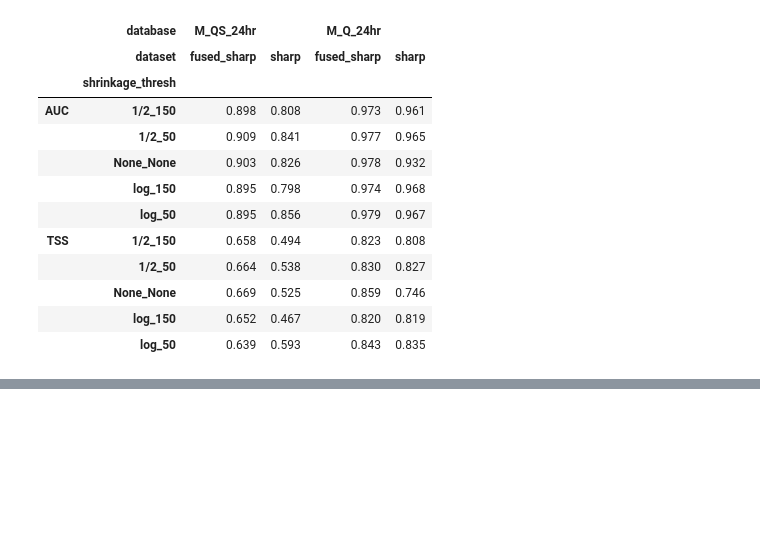
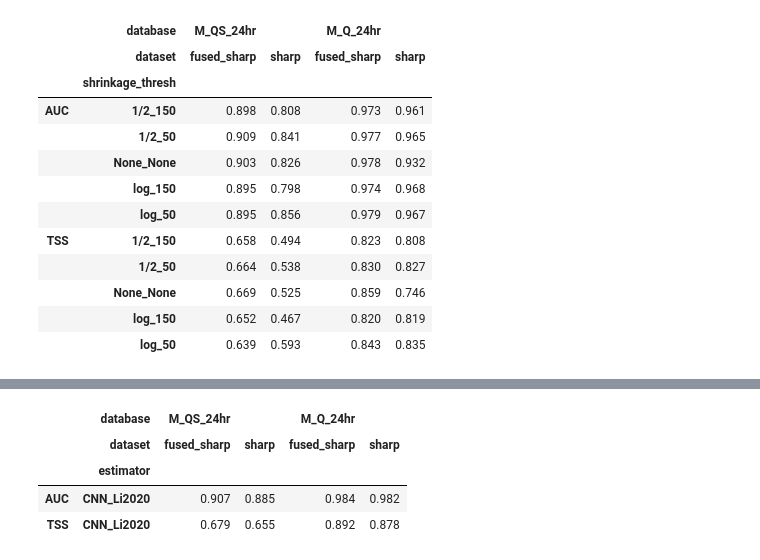
Before and after one commit to ZeyuSun/flare-prediction-smarp, a Jupyter notebook: notebooks/mlflow_results.ipynb, the cells around one changed output, grey strips where cells are left out. Saved outputs shown, nothing was run; the diff lists cells and outputs as text; code cells hidden in the pictures; blank space fills up the shorter version.

```diff
--- a/notebooks/mlflow_results.ipynb
+++ b/notebooks/mlflow_results.ipynb
@@ -647,0 +680,8 @@ style(_runs, by=['database', 'dataset', 'shrinkage_thresh'])
+# %%
+style(runs, by=['database', 'dataset', 'estimator'])
+# %% [output]
+|  | database | M_QS_24hr |  | M_Q_24hr |  |
+|  | dataset | fused_sharp | sharp | fused_sharp | sharp |
+|  | estimator |  |  |  |  |
+| AUC | CNN_Li2020 | 0.907 | 0.885 | 0.984 | 0.982 |
+| TSS | CNN_Li2020 | 0.679 | 0.655 | 0.892 | 0.878 |
```
Also changed, not shown: parts of 9 cells of this notebook.
